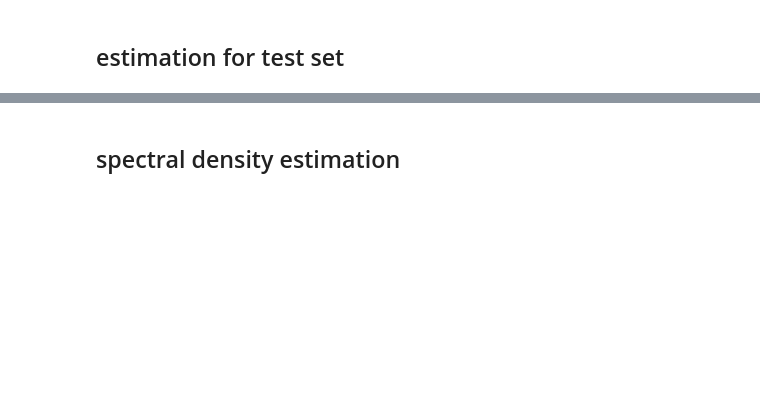
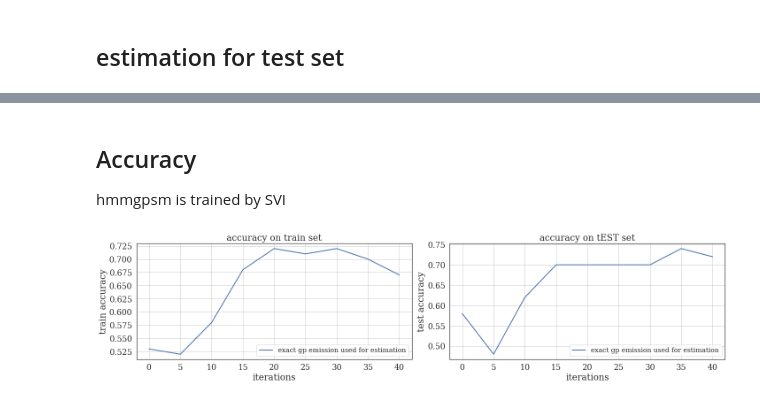
Before and after one commit to becre2021/abinferhmmgp, a Jupyter notebook: Section4.2-SVI.ipynb, the cells around one changed output, grey strips where cells are left out. Cells and saved outputs as stored; diff of their text form; code cells hidden in the pictures; blank space fills up the shorter version.

```diff
--- a/Section4.2-SVI.ipynb
+++ b/Section4.2-SVI.ipynb
@@ -175,13 +175,7 @@ model = _combine_models(x_train, y_train, exp_setting, HMMGP_setting,random_seed
 
 
 
-loglik_list, train_accuracy_list, test_accuracy_list, time_list, num_cluster_list, param_history_dict = model.train(x_train, y_train, z_train, x_test, y_test, z_test)
-
-
-print('#' * 100)
-tr_elbo, tr_lik, te_elbo, te_lik = loglik_list[:,0], loglik_list[:,1], loglik_list[:,2], loglik_list[:,3]
-tr_bic = compute_bic(x_train,y_train,tr_lik[-1],num_modelparam)
-te_bic = compute_bic(x_test,y_test,te_lik[-1],num_modelparam)
+loglik_list, train_accuracy_list, test_accuracy_list, time_list, param_history_dict, z_pred_list  = model.train(x_train, y_train, z_train, x_test, y_test, z_test)
 # %% [output]
 ----------------------------------------------------------------------------------------------------
 iter 1, iteration time : 21.697| train acc : 0.530, train lik : -113697.630,     test acc : 0.580, test lik : -23819.024 |e train acc : 0.530, e train lik : -113697.630 e test acc : 0.580, e test lik  ...
@@ -360,37 +292,47 @@ plt.show()
+# %% [markdown]
+## Accuracy
+hmmgpsm is trained by SVI
 # %%
-figsiz = (8,5)
+iters = np.arange(HMMGP_setting['Iter_train']+1)[::5]
+
+figsiz = (20,5)
 #figsiz = (6,4)
 labelsiz = 15
 fontsiz = 15
 interval = 0.2
 
+
 fig = plt.figure(figsize = figsiz)
-plt.plot(time_list.cumsum(),train_accuracy_list)
-#plt.xscale('log',basex=10)
+plt.subplot(1,2,1)
+
+# plt.plot(time_list.cumsum(),train_accuracy_list[:,0])
+# plt.xlabel('time (sec)',fontsize = 20)
+
+plt.plot(iters ,train_accuracy_list[:,0],label='exact gp emission used for estimation',linewidth=2)
+plt.xlabel('iterations',fontsize = 20)
+
+
 plt.ylabel('train accuracy',fontsize = 20)
-plt.xlabel('time (sec)',fontsize = 20)
 plt.legend(loc='lower right',fontsize = 15)
 plt.xticks(fontsize = 18)
 plt.yticks(fontsize = 18)
-fig.tight_layout()
-plt.show()
+plt.title('accuracy on train set',fontsize=20)
 
 
-figsiz = (8,5)
-#figsiz = (6,4)
-labelsiz = 15
-fontsiz = 15
-interval = 0.2
 
-fig = plt.figure(figsize = figsiz)
-plt.plot(time_list.cumsum(),test_accuracy_list)
-#plt.xscale('log',basex=10)
+plt.subplot(1,2,2)
+
+plt.plot(iters ,test_accuracy_list[:,0],label='exact gp emission used for estimation',linewidth=2)
+plt.xlabel('iterations',fontsize = 20)
+
+
 plt.ylabel('test accuracy',fontsize = 20)
-plt.xlabel('time (sec)',fontsize = 20)
 plt.legend(loc='lower right',fontsize = 15)
 plt.xticks(fontsize = 18)
 plt.yticks(fontsize = 18)
+plt.title('accuracy on tEST set',fontsize=20)
+
 fig.tight_layout()
 plt.show()
+# %% [output]
+[figure, added]
-# %% [markdown]
-## spectral density estimation
```
Also changed, not shown: parts of 17 cells of this notebook, 2 other files.
